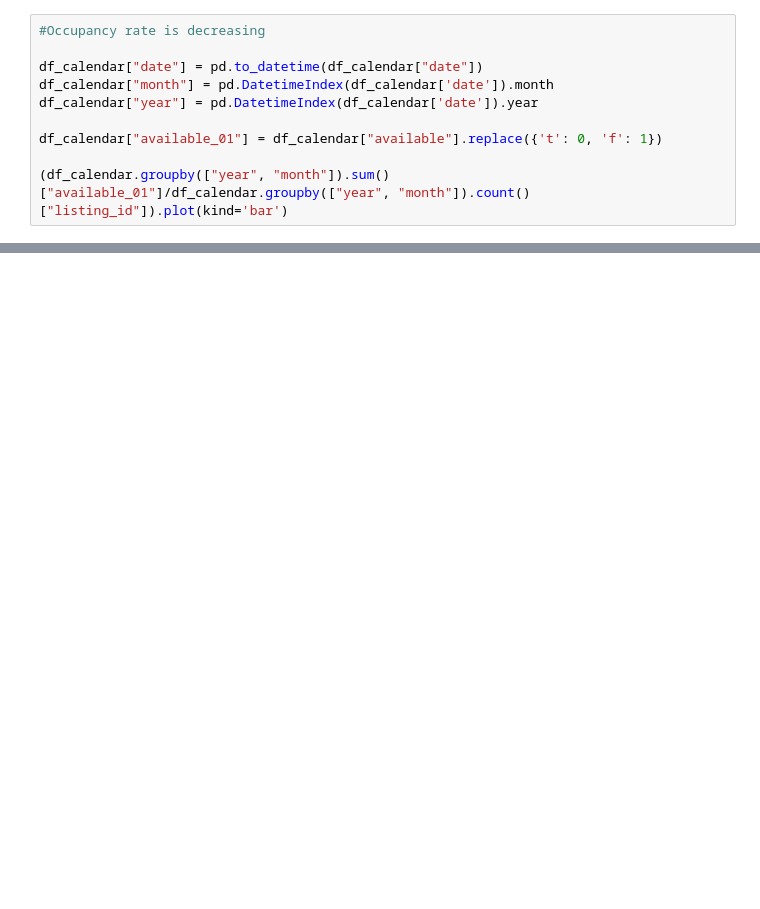
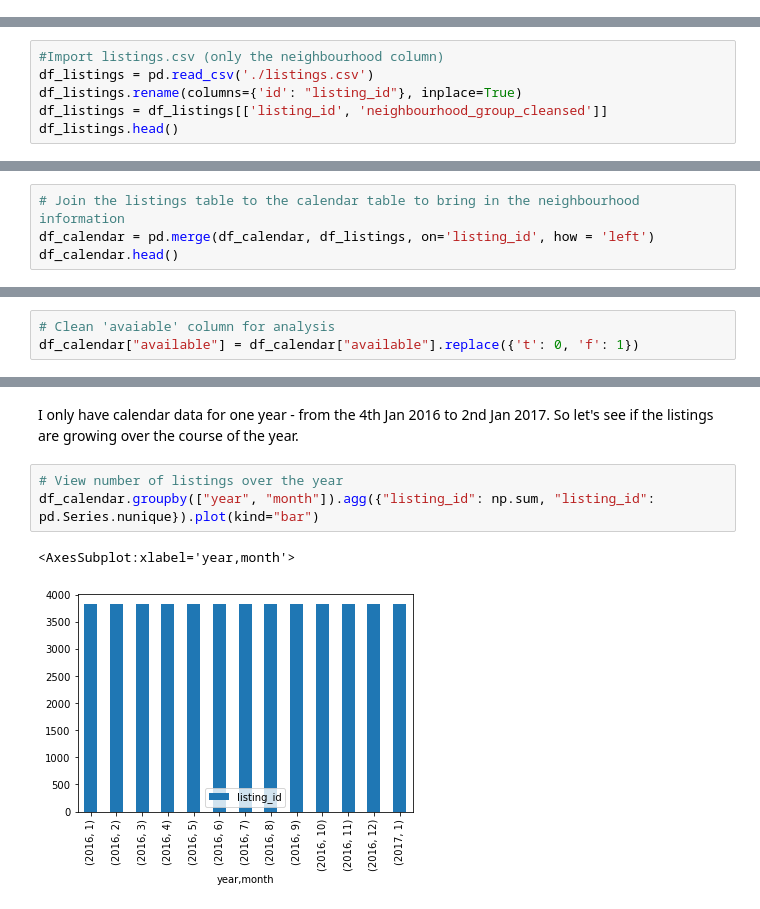
Before and after one commit to kirstencampbellyoung/Data-science-blog-post, a Jupyter notebook: Question1.ipynb, the cells around one changed output, grey strips where cells are left out. Drawn from its saved outputs; the diff is of its cells as text; blank space fills up the shorter version.

```diff
--- a/Question1.ipynb
+++ b/Question1.ipynb
@@ -42,13 +23,3 @@ memory usage: 42.5+ MB
 | 2 | 241032 | 2016-01-06 | f | NaN |
 | 3 | 241032 | 2016-01-07 | f | NaN |
 | 4 | 241032 | 2016-01-08 | f | NaN |
-# %%
-#Occupancy rate is decreasing
-
-df_calendar["date"] = pd.to_datetime(df_calendar["date"])
-df_calendar["month"] = pd.DatetimeIndex(df_calendar['date']).month
-df_calendar["year"] = pd.DatetimeIndex(df_calendar['date']).year
-
-df_calendar["available_01"] = df_calendar["available"].replace({'t': 0, 'f': 1})
-
-(df_calendar.groupby(["year", "month"]).sum()["available_01"]/df_calendar.groupby(["year", "month"]).count()["listing_id"]).plot(kind='bar')
@@ -83,0 +37,6 @@ memory usage: 3.9+ MB
+# %%
+#Import listings.csv (only the neighbourhood column)
+df_listings = pd.read_csv('./listings.csv')
+df_listings.rename(columns={'id': "listing_id"}, inplace=True)
+df_listings = df_listings[['listing_id', 'neighbourhood_group_cleansed']]
+df_listings.head()
@@ -83,0 +50,4 @@ memory usage: 3.9+ MB
+# %%
+# Join the listings table to the calendar table to bring in the neighbourhood information
+df_calendar = pd.merge(df_calendar, df_listings, on='listing_id', how = 'left')
+df_calendar.head()
@@ -92,0 +116,3 @@ df_reviews.groupby(['year','month']).count()['id'].plot(kind="line")
+# %%
+# Clean 'avaiable' column for analysis
+df_calendar["available"] = df_calendar["available"].replace({'t': 0, 'f': 1})
@@ -92,0 +140,8 @@ df_reviews.groupby(['year','month']).count()['id'].plot(kind="line")
+# %% [markdown]
+I only have calendar data for one year - from the 4th Jan 2016 to 2nd Jan 2017. So let's see if the listings are growing over the course of the year.
+# %%
+# View number of listings over the year
+df_calendar.groupby(["year", "month"]).agg({"listing_id": np.sum, "listing_id": pd.Series.nunique}).plot(kind="bar")
+# %% [output]
+<AxesSubplot:xlabel='year,month'>
+[figure, added]
```
Also changed, not shown: parts of 40 cells of this notebook, 4 other files.
